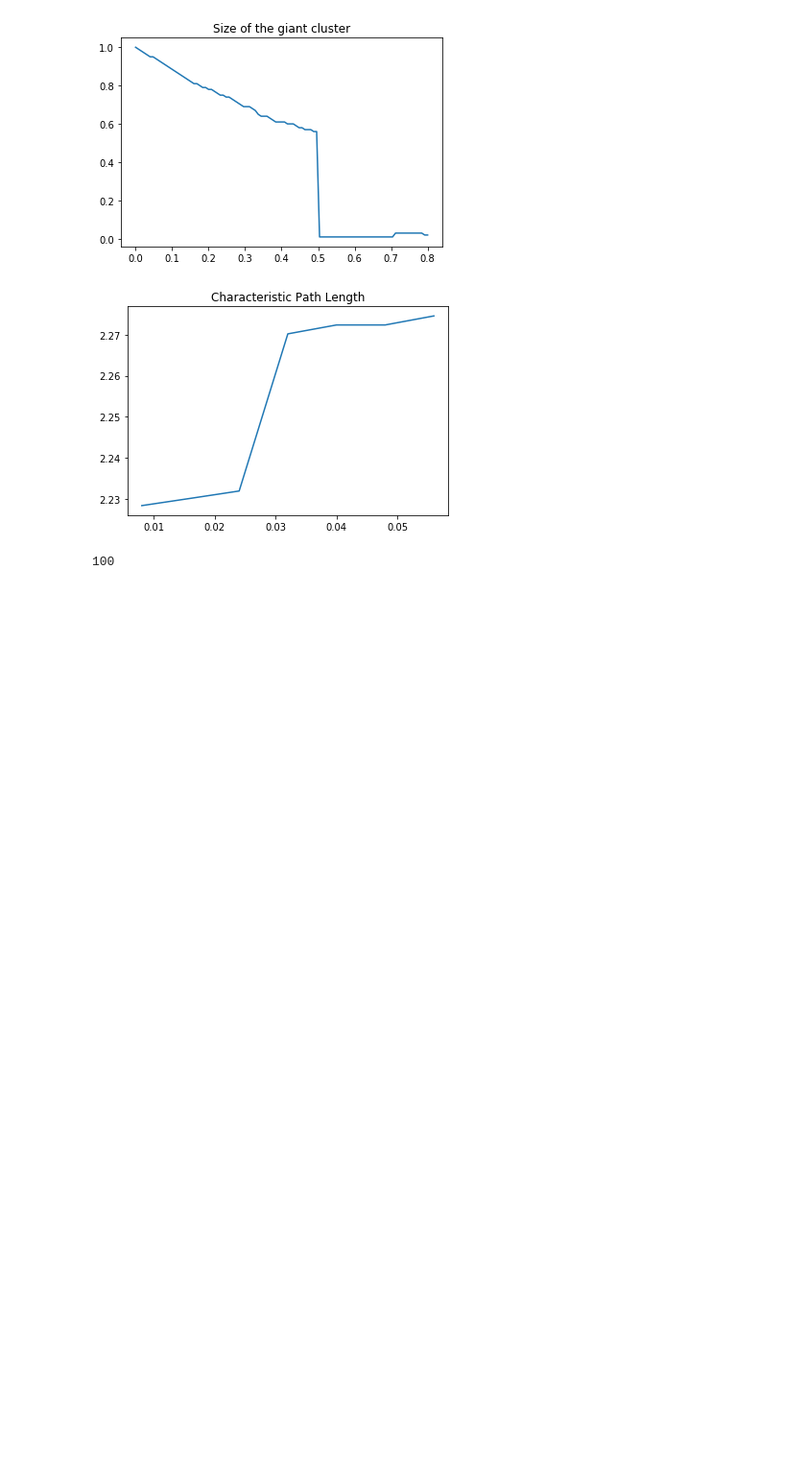
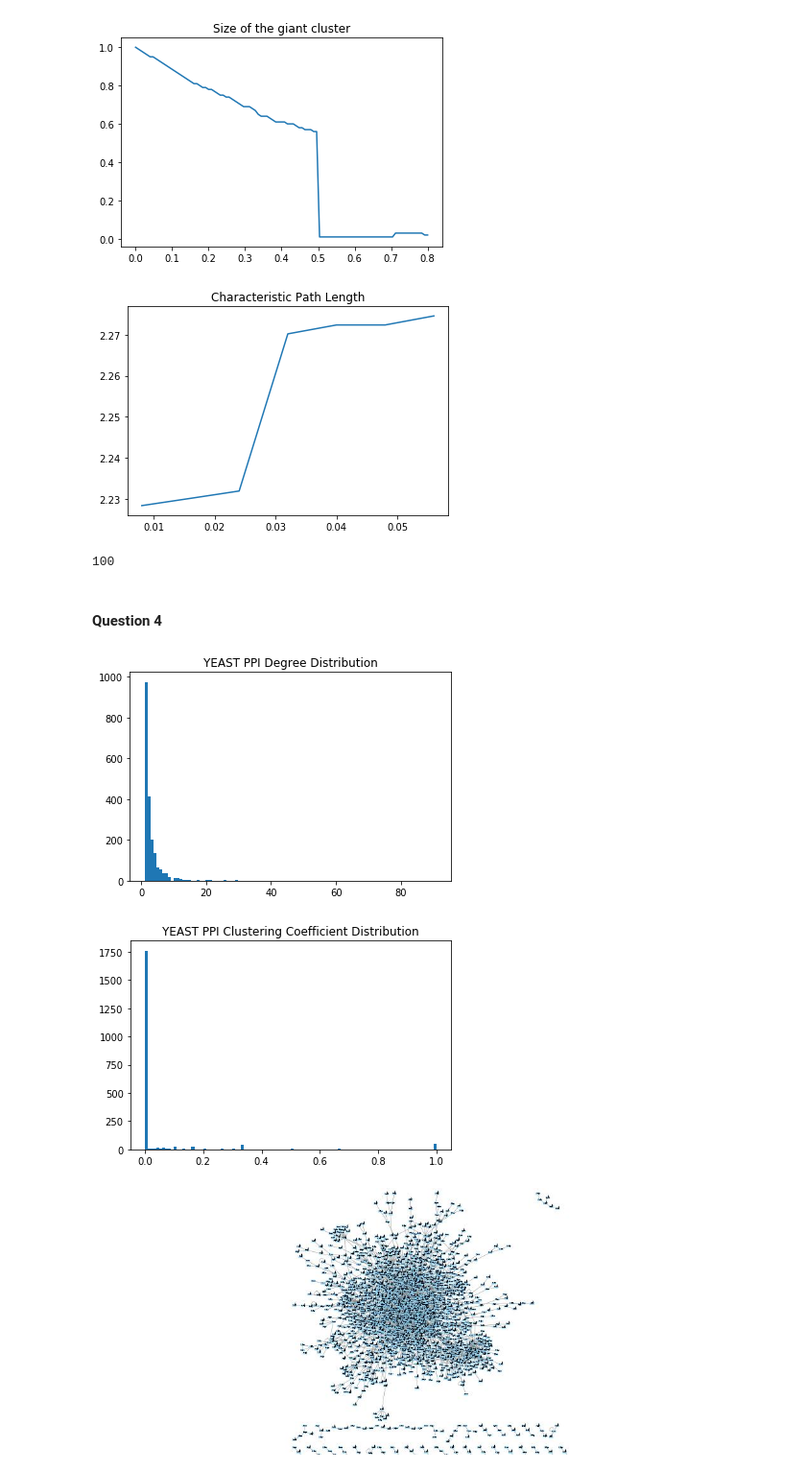
Before and after one commit to divyanshusrivastava/NetworkBio, a Jupyter notebook: Coding_Asg_02/Assignment_2.ipynb, the cells around one changed output. Shown at 96% size. Saved outputs shown, nothing was run; the diff lists cells and outputs as text; code cells hidden in the pictures; blank space fills up the shorter version.

```diff
--- a/Coding_Asg_02/Assignment_2.ipynb
+++ b/Coding_Asg_02/Assignment_2.ipynb
@@ -353,3 +354,24 @@ G = nx.random_regular_graph(degree, nodes)
 nx.number_of_nodes(min(nx.connected_component_subgraphs(G)))
 # %% [output]
 100
+# %% [markdown]
+#### Question 4
+# %%
+# Load YEAST PPI dataset
+fh=open("Y2H_union.txt", 'rb')
+G_yeast = nx.read_edgelist(fh)
+
+plt.hist(G_yeast.degree().values(), bins=100)
+plt.title('YEAST PPI Degree Distribution')
+plt.show()
+
+plt.hist(nx.clustering(G_yeast).values(), bins=100)
+plt.title('YEAST PPI Clustering Coefficient Distribution')
+plt.show()
+
+# Cytoscape generated map
+Image(filename='Y2H_union.jpeg')
+# %% [output]
+[figure, added]
+[figure, added]
+[figure, added]
```
Also changed, not shown: parts of 6 cells of this notebook, 3 other files.
